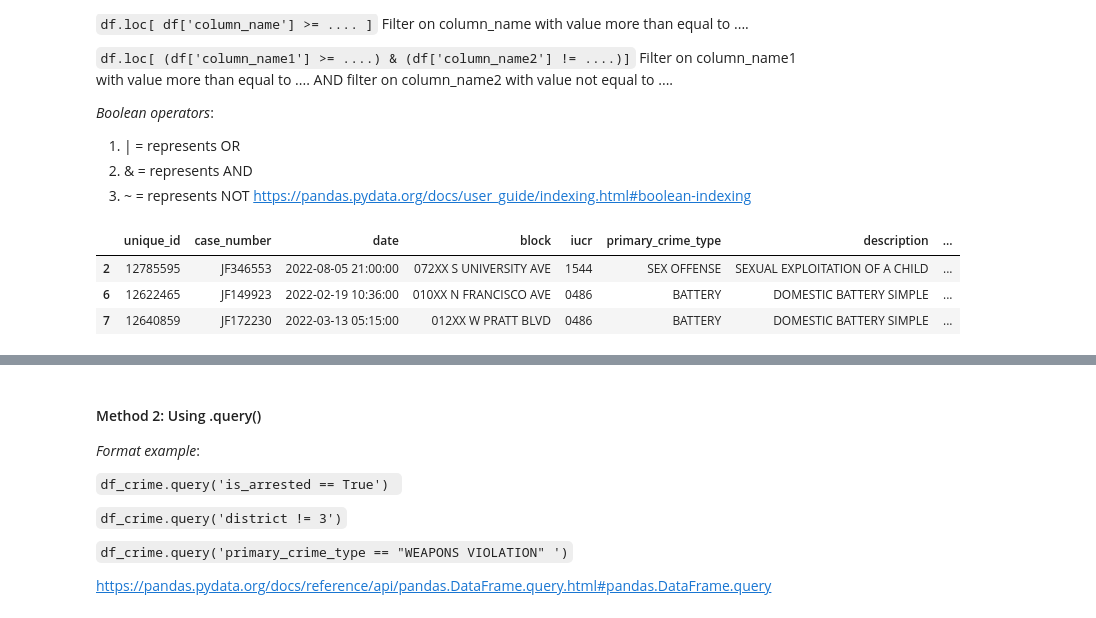
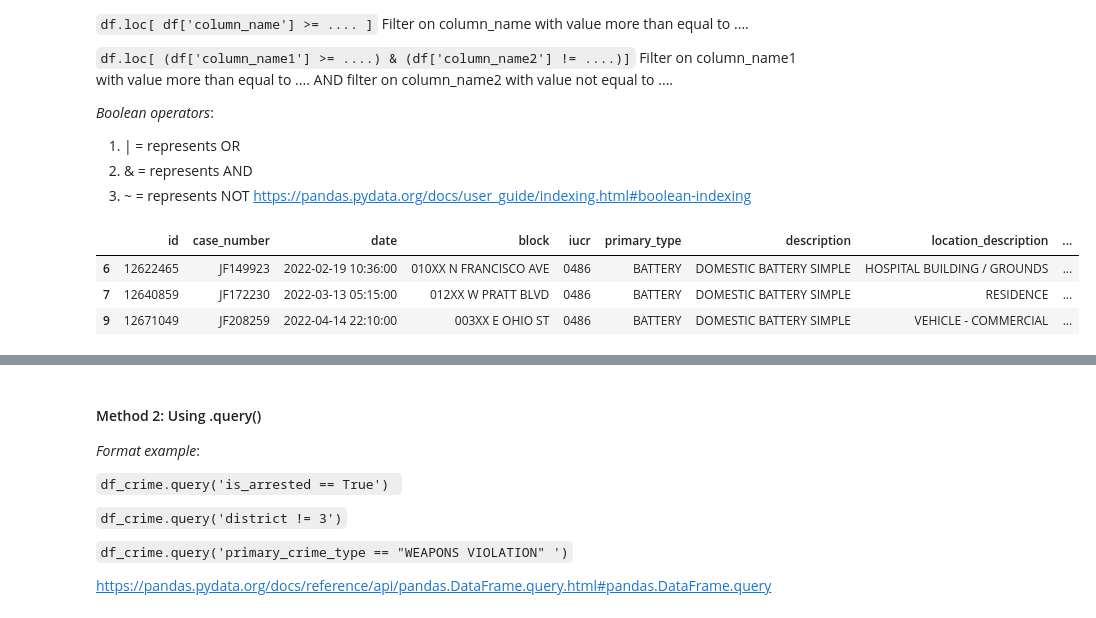
Before and after one commit to ksa-de101-0824/python-pandas, a Jupyter notebook: Demo/1 import data and manipulation.ipynb, the cells around one changed output, grey strips where cells are left out. Drawn from its saved outputs; the diff is of its cells as text; code cells hidden in the pictures.

```diff
--- a/Demo/1 import data and manipulation.ipynb
+++ b/Demo/1 import data and manipulation.ipynb
@@ -421,13 +463,13 @@ len(df_crime)
  https://pandas.pydata.org/docs/user_guide/indexing.html#boolean-indexing
 # %%
 # Filter data where is_arrested == True
-df_crime_only_arrested = df_crime.loc[df_crime['is_arrested'] == True]
+df_crime_only_arrested = df_crime.loc[df_crime['primary_type'] == 'BATTERY']
 df_crime_only_arrested.head(3)
 # %% [output]
-|  | unique_id | case_number | date | block | iucr | primary_crime_type | description | ... |
-| 2 | 12785595 | JF346553 | 2022-08-05 21:00:00 | 072XX S UNIVERSITY AVE | 1544 | SEX OFFENSE | SEXUAL EXPLOITATION OF A CHILD | ... |
-| 6 | 12622465 | JF149923 | 2022-02-19 10:36:00 | 010XX N FRANCISCO AVE | 0486 | BATTERY | DOMESTIC BATTERY SIMPLE | ... |
-| 7 | 12640859 | JF172230 | 2022-03-13 05:15:00 | 012XX W PRATT BLVD | 0486 | BATTERY | DOMESTIC BATTERY SIMPLE | ... |
+|  | id | case_number | date | block | iucr | primary_type | description | location_description | ... |
+| 6 | 12622465 | JF149923 | 2022-02-19 10:36:00 | 010XX N FRANCISCO AVE | 0486 | BATTERY | DOMESTIC BATTERY SIMPLE | HOSPITAL BUILDING / GROUNDS | ... |
+| 7 | 12640859 | JF172230 | 2022-03-13 05:15:00 | 012XX W PRATT BLVD | 0486 | BATTERY | DOMESTIC BATTERY SIMPLE | RESIDENCE | ... |
+| 9 | 12671049 | JF208259 | 2022-04-14 22:10:00 | 003XX E OHIO ST | 0486 | BATTERY | DOMESTIC BATTERY SIMPLE | VEHICLE - COMMERCIAL | ... |
 # %%
 # Filter data where a column of string values containing a word like "domestic"
 df_crime.loc[df_crime['description'].str.contains('domestic', case=False)]
```
Also changed, not shown: parts of 26 cells of this notebook.
